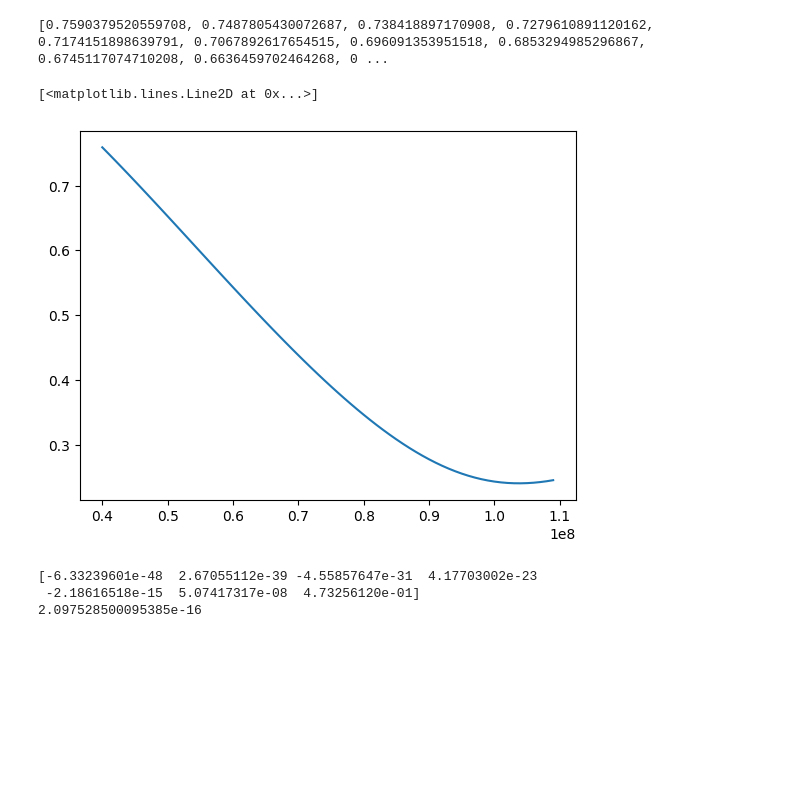
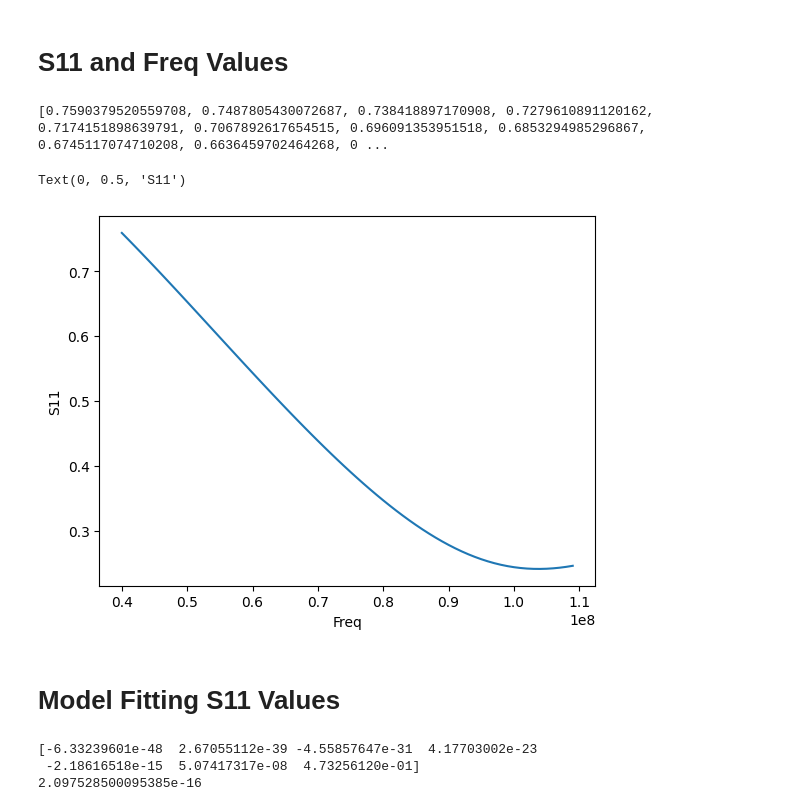
Before and after one commit to Gopi186/Saras_Model, a Jupyter notebook: RLC_model.ipynb, the cells around one changed output. Cells and saved outputs as stored; diff of their text form; code cells hidden in the pictures; blank space fills up the shorter version.

```diff
--- a/RLC_model.ipynb
+++ b/RLC_model.ipynb
@@ -9,21 +9,28 @@ import cmath
 import pandas as pd
 import emcee
 import corner
+# %% [markdown]
+# S11 and Freq Values
 # %%
+#Loading S11(RLC) and Frequency values
 data = map(lambda x: [ x[0], x[1], x[2] ],
         np.loadtxt("/Users/gopipatel/Documents/RRI_VSP/saras3_S11_200mm_above_water.s1p", skiprows=5))
 d=list(data) #List of the format [Frequency, Magnitude, Phase (in degrees)]
 v=[d[i][0] for i in range(len(d)-1)]
 
 
 df=pd.read_csv('/Users/gopipatel/Downloads/S11_for_freq.csv')
 rlc = df[df.columns[1]].values.tolist()
 print(rlc)
 plt.plot(v,rlc)
+plt.xlabel('Freq')
+plt.ylabel('S11')
 # %% [output]
 [0.7590379520559708, 0.7487805430072687, 0.738418897170908, 0.7279610891120162, 0.7174151898639791, 0.7067892617654515, 0.696091353951518, 0.6853294985296867, 0.6745117074710208, 0.6636459702464268, 0 ...
-[<matplotlib.lines.Line2D at 0x...>]
+Text(0, 0.5, 'S11')
-[figure, old version]
+[figure, new version]
+# %% [markdown]
+# Model Fitting S11 Values
 # %%
 fit=np.polyfit(v,rlc,6)
 print(fit)
```
Also changed, not shown: parts of 16 cells of this notebook.
